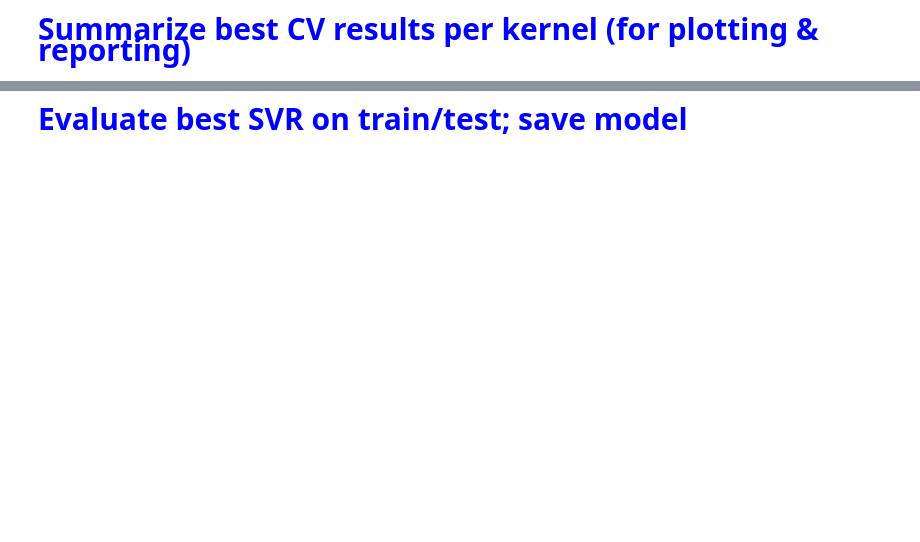
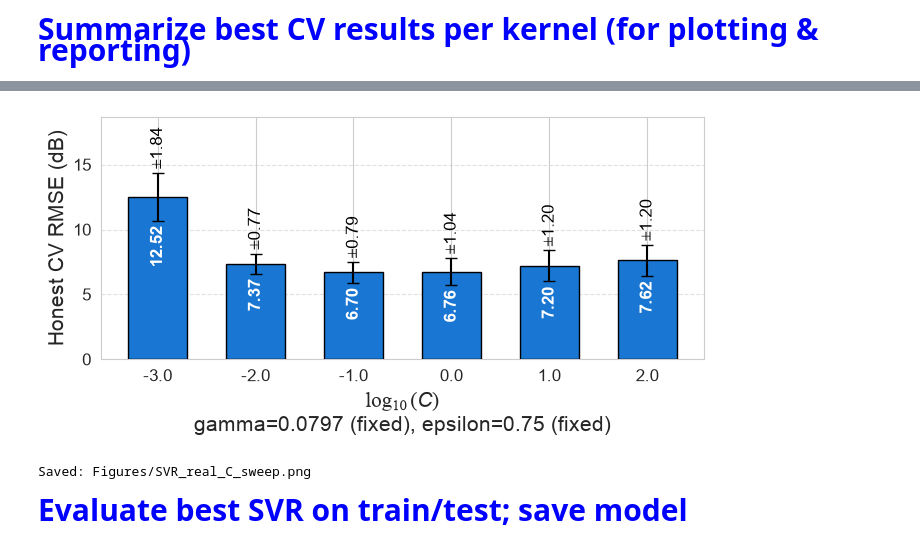
Before and after one commit to nahshonmokua/LoRaWAN-IndoorPathLossModeling-ML, a Jupyter notebook: 07_SVR.ipynb, the cells around one changed output, grey strips where cells are left out. Cells and saved outputs as stored; diff of their text form; code cells hidden in the pictures; blank space fills up the shorter version.

```diff
--- a/07_SVR.ipynb
+++ b/07_SVR.ipynb
@@ -835,3 +1093,49 @@ plt.show()
+# %%
+# Plot: real C-sweep, gamma=0.0797/epsilon=0.75 fixed at the honest best combo,
+# honest 5-fold CV per point.
+tick_fontsize = 12
+axis_labelsize = 15
+plt.rcParams["font.family"] = "Times New Roman"
+plt.rcParams["mathtext.fontset"] = "custom"
+plt.rcParams["mathtext.rm"] = "Times New Roman"
+sns.set_style("whitegrid")
+
+fig, ax = plt.subplots(figsize=(7, 3.5))
+
+x = np.arange(len(real_c_sweep_df))
+ax.bar(
+    x, real_c_sweep_df["rmse_mean"], width=0.6, yerr=real_c_sweep_df["rmse_std"],
+    capsize=4, color="#1976d2", edgecolor="black", linewidth=1, zorder=3,
+)
+for xi, cv, sd in zip(x, real_c_sweep_df["rmse_mean"], real_c_sweep_df["rmse_std"]):
+    ax.annotate(
+        f"{cv:.2f}", (xi, cv - sd), textcoords="offset points", xytext=(0, -4),
+        ha="center", va="top", fontsize=tick_fontsize, color="white", fontweight="bold",
+        rotation=90, zorder=4,
+    )
+    ax.annotate(
+        rf"$\pm${sd:.2f}", (xi, cv + sd), textcoords="offset points", xytext=(0, 3),
+        ha="center", va="bottom", fontsize=tick_fontsize, color="black", rotation=90, zorder=4,
+    )
+
+ax.set_xticks(x)
+ax.set_xticklabels([f"{v:.1f}" for v in real_c_sweep_df["log10_C"]], fontsize=tick_fontsize)
+ax.set_xlabel(r"$\log_{10}(C)$" + "\ngamma=0.0797 (fixed), epsilon=0.75 (fixed)", fontsize=axis_labelsize)
+ax.set_ylabel("Honest CV RMSE (dB)", fontsize=axis_labelsize)
+ax.tick_params(axis="y", labelsize=tick_fontsize)
+ax.grid(True, axis="y", linestyle="--", alpha=0.6)
+
+y_top = float((real_c_sweep_df["rmse_mean"] + real_c_sweep_df["rmse_std"]).max())
+ax.set_ylim(0, y_top * 1.3)
+
+fig.tight_layout()
+fig_path = os.path.join(FIGURES_DIR, "SVR_real_C_sweep.png")
+fig.savefig(fig_path, dpi=600, bbox_inches="tight", pad_inches=0.03)
+plt.show()
+print(f"Saved: {fig_path}")
+# %% [output]
+[figure, added]
+Saved: Figures/SVR_real_C_sweep.png
 # %% [markdown]
 <p style="font-family: 'Courier New', Courier, monospace; font-size: 30px; font-weight: bold; color: blue;  text-align: left;">
 Evaluate best SVR on train/test; save model
```
Also changed, not shown: parts of 21 cells of this notebook.
